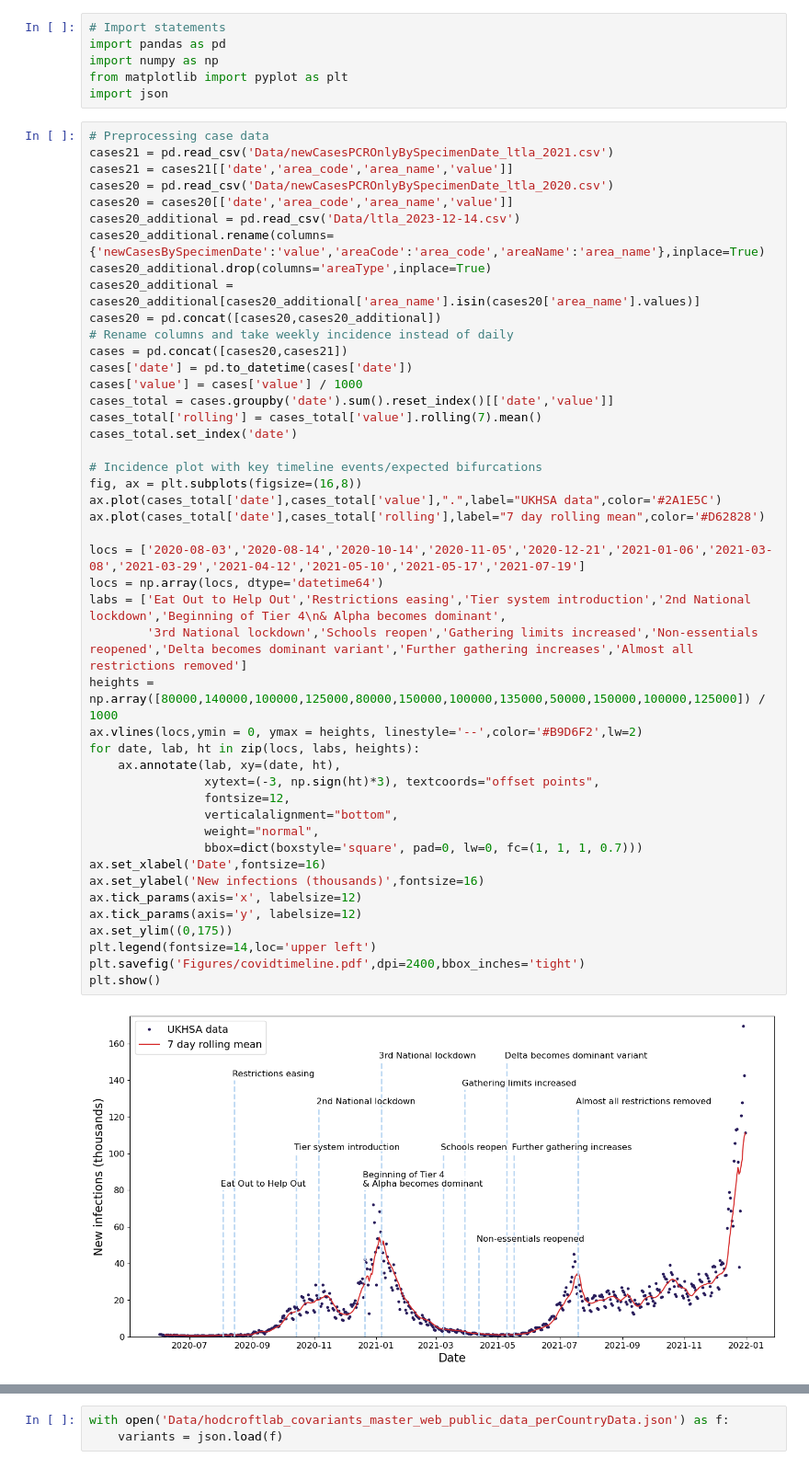
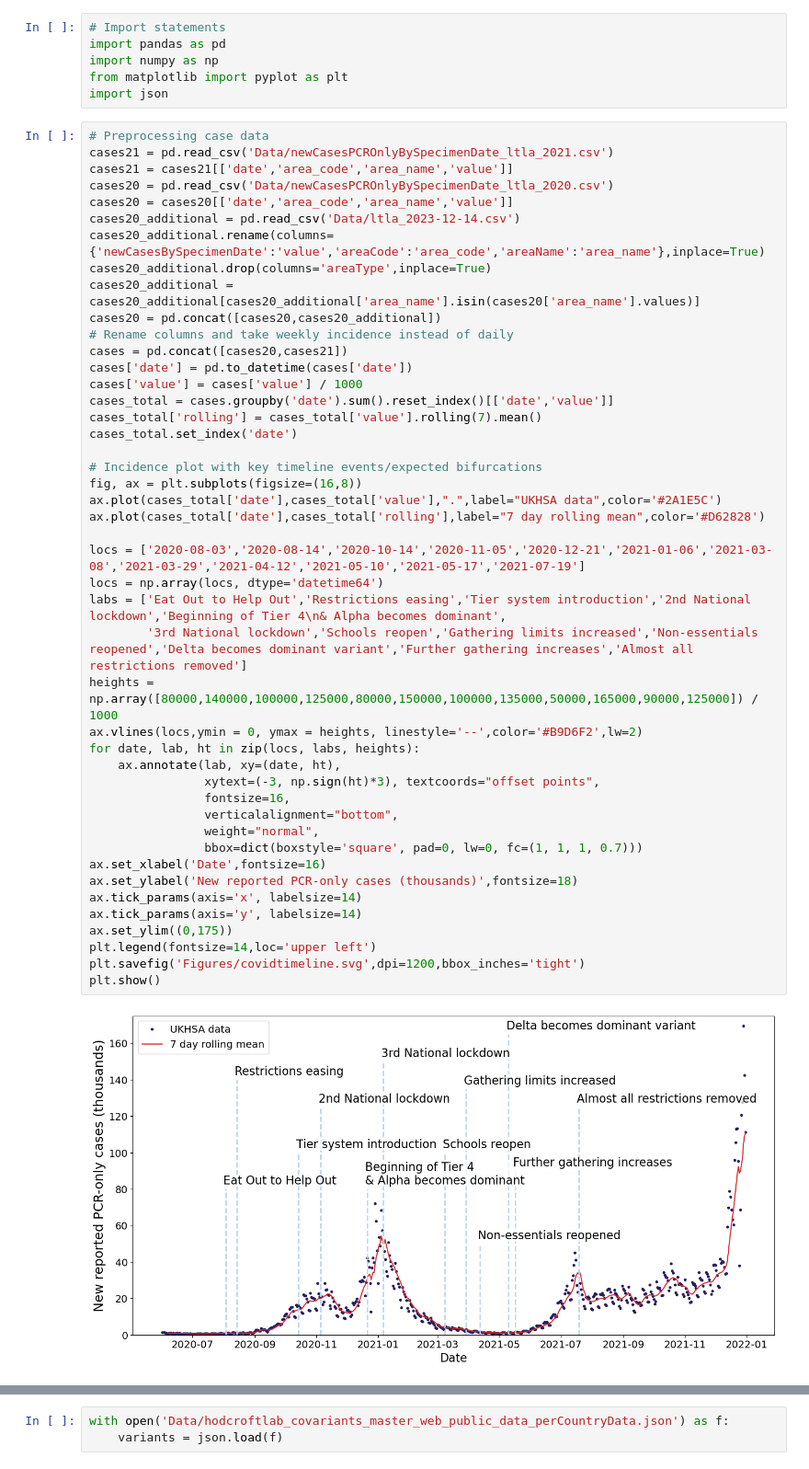
Before and after one commit to joshlooks/COVIDews, a Jupyter notebook: intro_plots.ipynb, the cells around one changed output, grey strips where cells are left out. Shown at 92% size. Drawn from its saved outputs; the diff is of its cells as text.

```diff
--- a/intro_plots.ipynb
+++ b/intro_plots.ipynb
@@ -17,37 +17,37 @@ cases20_additional = cases20_additional[cases20_additional['area_name'].isin(cas
 cases20 = pd.concat([cases20,cases20_additional])
 # Rename columns and take weekly incidence instead of daily
 cases = pd.concat([cases20,cases21])
 cases['date'] = pd.to_datetime(cases['date'])
 cases['value'] = cases['value'] / 1000
 cases_total = cases.groupby('date').sum().reset_index()[['date','value']]
 cases_total['rolling'] = cases_total['value'].rolling(7).mean()
 cases_total.set_index('date')
 
 # Incidence plot with key timeline events/expected bifurcations
 fig, ax = plt.subplots(figsize=(16,8))
 ax.plot(cases_total['date'],cases_total['value'],".",label="UKHSA data",color='#2A1E5C')
 ax.plot(cases_total['date'],cases_total['rolling'],label="7 day rolling mean",color='#D62828')
 
 locs = ['2020-08-03','2020-08-14','2020-10-14','2020-11-05','2020-12-21','2021-01-06','2021-03-08','2021-03-29','2021-04-12','2021-05-10','2021-05-17','2021-07-19']
 locs = np.array(locs, dtype='datetime64')
 labs = ['Eat Out to Help Out','Restrictions easing','Tier system introduction','2nd National lockdown','Beginning of Tier 4\n& Alpha becomes dominant',
         '3rd National lockdown','Schools reopen','Gathering limits increased','Non-essentials reopened','Delta becomes dominant variant','Further gathering increases','Almost all restrictions removed']
-heights = np.array([80000,140000,100000,125000,80000,150000,100000,135000,50000,150000,100000,125000]) / 1000
+heights = np.array([80000,140000,100000,125000,80000,150000,100000,135000,50000,165000,90000,125000]) / 1000
 ax.vlines(locs,ymin = 0, ymax = heights, linestyle='--',color='#B9D6F2',lw=2)
 for date, lab, ht in zip(locs, labs, heights):
     ax.annotate(lab, xy=(date, ht),
                 xytext=(-3, np.sign(ht)*3), textcoords="offset points",
-                fontsize=12,
+                fontsize=16,
                 verticalalignment="bottom",
                 weight="normal",
                 bbox=dict(boxstyle='square', pad=0, lw=0, fc=(1, 1, 1, 0.7)))
 ax.set_xlabel('Date',fontsize=16)
-ax.set_ylabel('New infections (thousands)',fontsize=16)
-ax.tick_params(axis='x', labelsize=12)
-ax.tick_params(axis='y', labelsize=12)
+ax.set_ylabel('New reported PCR-only cases (thousands)',fontsize=18)
+ax.tick_params(axis='x', labelsize=14)
+ax.tick_params(axis='y', labelsize=14)
 ax.set_ylim((0,175))
 plt.legend(fontsize=14,loc='upper left')
-plt.savefig('Figures/covidtimeline.pdf',dpi=2400,bbox_inches='tight')
+plt.savefig('Figures/covidtimeline.svg',dpi=1200,bbox_inches='tight')
 plt.show()
 # %% [output]
-[figure, old version]
+[figure, new version]
```
Also changed, not shown: parts of 3 cells of this notebook, 27 other files.
